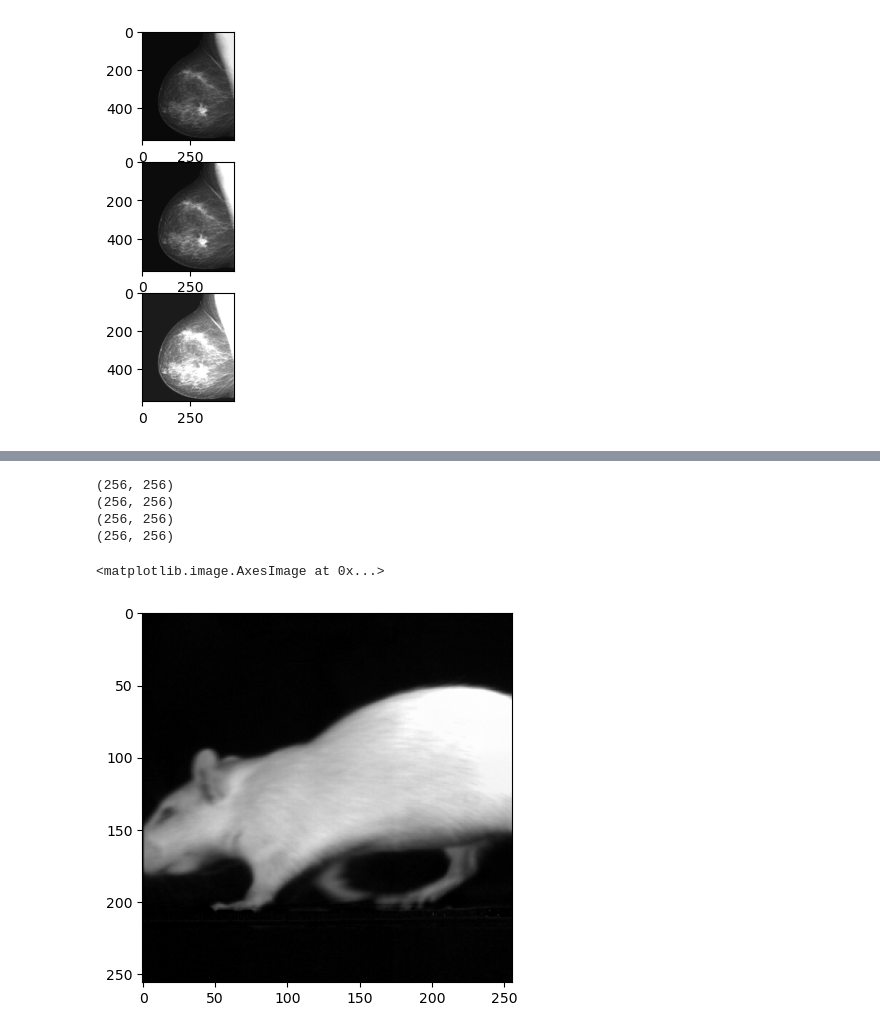
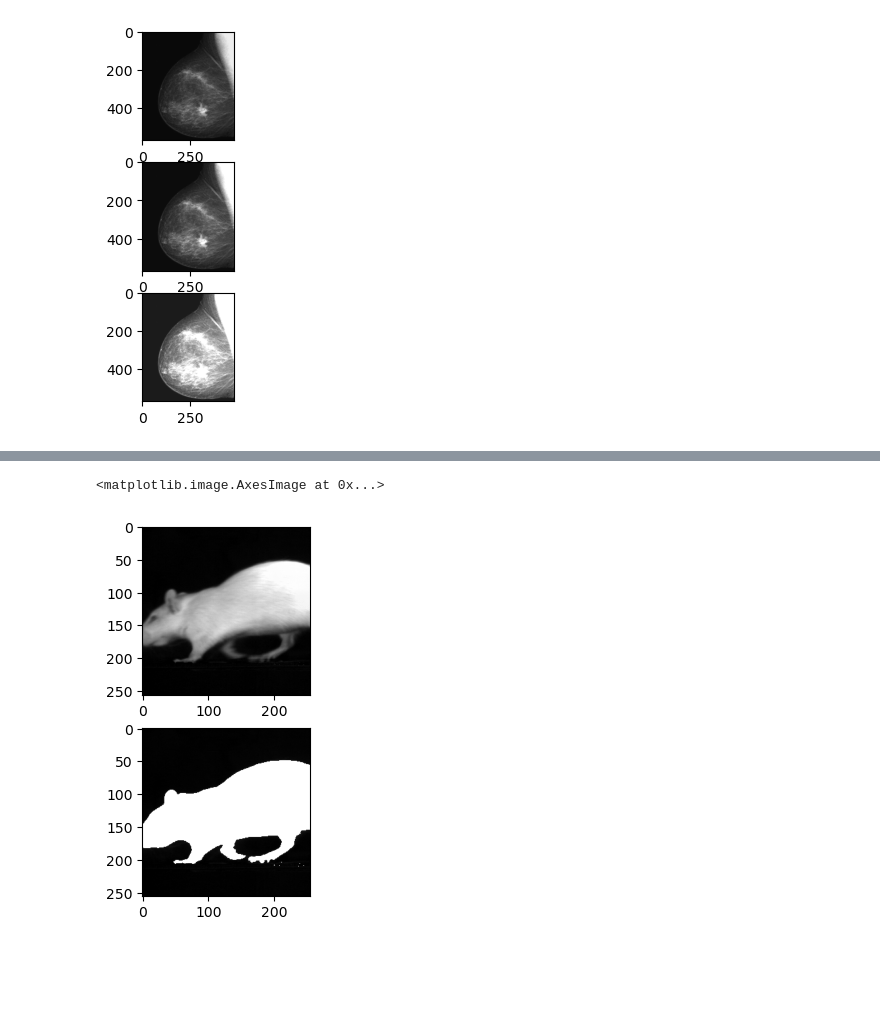
Before and after one commit to joaomatias100/Digital-Image-Processing, a Jupyter notebook: Class1/Exercise3.ipynb, the cells around one changed output, grey strips where cells are left out. Saved outputs shown, nothing was run; the diff lists cells and outputs as text; code cells hidden in the pictures; blank space fills up the shorter version.

```diff
--- a/Class1/Exercise3.ipynb
+++ b/Class1/Exercise3.ipynb
@@ -54,32 +57,25 @@ error: OpenCV(4.8.0) D:\a\opencv-python\opencv-python\opencv\modules\core\src\ar
 # %%
 #Ex3
 path1 = "imagens/dif1.bmp"
 path2 = "imagens/dif2.bmp"
 
 img1 = cv2.imread(path1, cv2.IMREAD_GRAYSCALE)
 img2 = cv2.imread(path2, cv2.IMREAD_GRAYSCALE)
 
-print(img1.shape)
-print(img2.shape)
+sub = cv2.subtract(img2, img1)
 
-if(img1.shape[0] > img2.shape[0]):
-    img1 = cv2.resize(img1, (img2.shape[0], img1.shape[1]))
-else:
-    img2 = cv2.resize(img2, (img1.shape[0], img2.shape[1]))
-if(img1.shape[1] > img2.shape[1]):
-    img1 = cv2.resize(img1, (img1.shape[0], img2.shape[1]))
-else:
-    img2 = cv2.resize(img2, (img2.shape[0], img1.shape[1]))
+plt.subplot(2, 1, 1)
+plt.imshow(sub, cmap = 'gray')
 
-print(img1.shape)
-print(img2.shape)
+height, width = sub.shape[0], sub.shape[1]
 
-sub = cv2.subtract(img2, img1)
-plt.imshow(sub, cmap = 'gray')
+final_sub = np.where(sub < 25, sub, 255)
+plt.subplot(2, 1, 2)
+plt.imshow(final_sub, cmap = 'gray')
+
+#for line in range(height):
+    #for col in range(width):
+       # pixel_color = sub[height, width]
 # %% [output]
-(256, 256)
-(256, 256)
-(256, 256)
-(256, 256)
+<matplotlib.image.AxesImage at 0x...>
-<matplotlib.image.AxesImage at 0x...>
-[figure, old version]
+[figure, new version]
```
Also changed, not shown: parts of 3 cells of this notebook.
